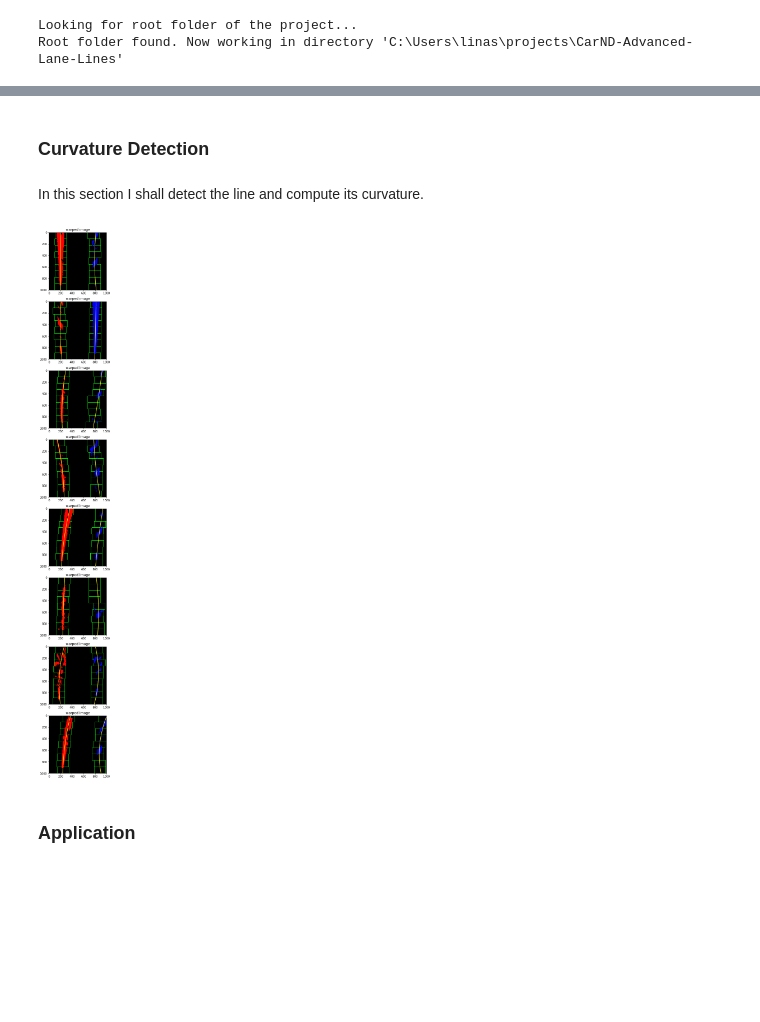
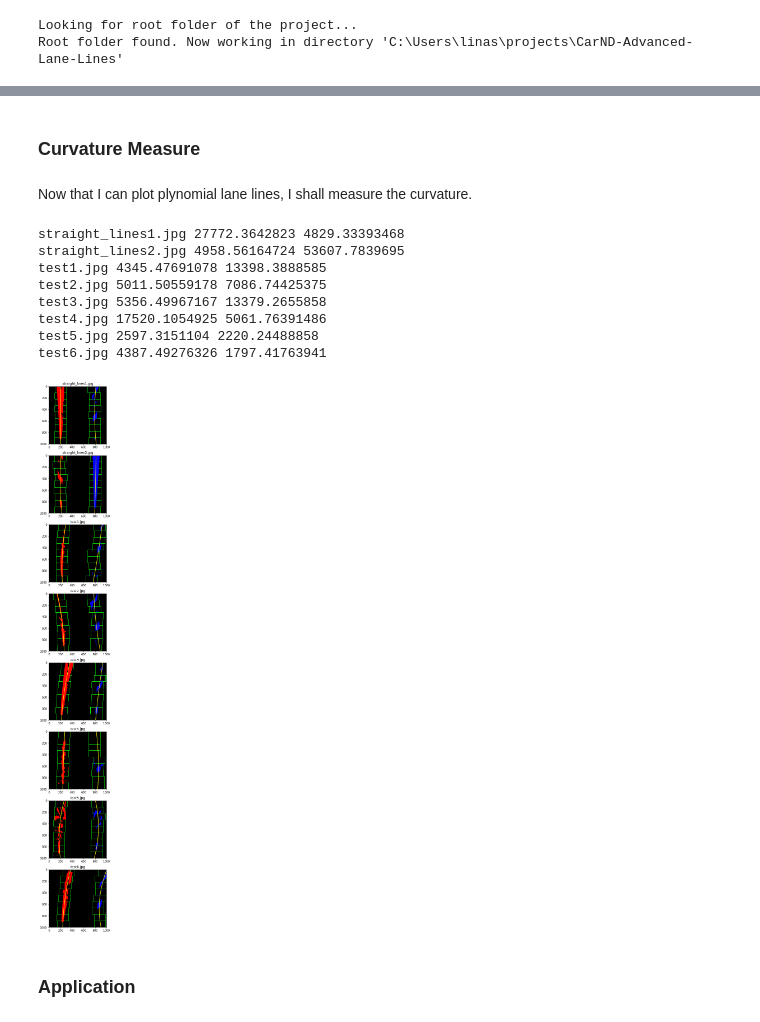
Before and after one commit to LinasKo/CarND-Advanced-Lane-Lines, a Jupyter notebook: notebooks/Line Curvature Detection.ipynb, the cells around one changed output, grey strips where cells are left out. Saved outputs shown, nothing was run; the diff lists cells and outputs as text; code cells hidden in the pictures; blank space fills up the shorter version.

Commit message:
basic real lane curvature calculation

```diff
--- a/notebooks/Line Curvature Detection.ipynb
+++ b/notebooks/Line Curvature Detection.ipynb
@@ -148,7 +267,7 @@ def warp_perspective(img, x_offset=200, y_offset=100, new_image_shape=(1000, 100
 # %% [markdown]
-### Curvature Detection
+### Curvature Measure
-# %% [markdown]
-In this section I shall detect the line and compute its curvature.
+# %% [markdown]
+Now that I can plot plynomial lane lines, I shall measure the curvature.
 # %%
 image_path_pattern = os.path.join(root_folder, "data", "test_images", "*.jpg")
 image_fnames = glob.glob(image_path_pattern)
@@ -168,6 +287,9 @@ for i, img_fname in enumerate(image_fnames):
 
     # Focus on the road lines by warping perspective
     warped = warp_perspective(thresh, x_offset=200, y_offset=100, new_image_shape=(1000, 1000))
+
+    ym_per_pix = 30 / 720 # meters per pixel in y dimension
+    xm_per_pix = 3.7 / 700 # meters per pixel in x dimension
 
     # Find Curvature
     warped_y_midpoint = warped.shape[0] // 2
@@ -234,36 +356,55 @@ for i, img_fname in enumerate(image_fnames):
 
     left_x = nonzero_x[left_lane_inds]
     left_y = nonzero_y[left_lane_inds]
     right_x = nonzero_x[right_lane_inds]
     right_y = nonzero_y[right_lane_inds]
 
     ## Visualization ##
     # Colors in the left and right lane regions
     out_img[left_y, left_x] = [255, 0, 0]
     out_img[right_y, right_x] = [0, 0, 255]
 
     # Polyfit
-    left_fit = np.polyfit(left_y, left_x, 2)
+    left_fit = np.polyfit(left_y,   left_x, 2)
     right_fit = np.polyfit(right_y, right_x, 2)
+    real_left_fit = np.polyfit(left_y * ym_per_pix,   left_x * xm_per_pix, 2)
+    real_right_fit = np.polyfit(right_y * ym_per_pix, right_x * xm_per_pix, 2)
 
     # Generate x and y values for plotting
     plot_y = np.linspace(0, warped.shape[0] - 1, warped.shape[0])
     try:
         left_fit_x = left_fit[0] * plot_y**2 + left_fit[1] * plot_y + left_fit[2]
         right_fit_x = right_fit[0] * plot_y**2 + right_fit[1]*plot_y + right_fit[2]
     except TypeError:
         # Avoids an error if `left` and `right_fit` are still none or incorrect
         print('The function failed to fit a line!')
         left_fitx = 1 * plot_y**2 + 1 * plot_y
         right_fitx = 1 * plot_y**2 + 1 * plot_y
 
-    plotter.add_img(out_img, "warped image")
+    plotter.add_img(out_img, os.path.basename(img_fname))
     plotter.add_extra_to_last_img(left_fit_x,  plot_y, "line")
     plotter.add_extra_to_last_img(right_fit_x, plot_y, "line")
 
+    # Measure curvature
+    y_eval = np.max(plot_y)
+    real_y_eval = np.max(plot_y) * ym_per_pix
+
+    left_curve_rad  = (1 + (2 * left_fit[0]  * y_eval + left_fit[1])**2)**(3 / 2) / np.absolute(2 * left_fit[0])
+    right_curve_rad = (1 + (2 * right_fit[0] * y_eval + right_fit[1])**2)**(3 / 2) / np.absolute(2 * right_fit[0])
+
+    print(os.path.basename(img_fname), left_curve_rad, right_curve_rad)
+
 plotter.plot()
 # %% [output]
+straight_lines1.jpg 27772.3642823 4829.33393468
+straight_lines2.jpg 4958.56164724 53607.7839695
+test1.jpg 4345.47691078 13398.3888585
+test2.jpg 5011.50559178 7086.74425375
+test3.jpg 5356.49967167 13379.2655858
+test4.jpg 17520.1054925 5061.76391486
+test5.jpg 2597.3151104 2220.24488858
+test6.jpg 4387.49276326 1797.41763941
-[figure, old version]
+[figure, new version]
 # %% [markdown]
 ### Application
 # %% [markdown]
```
Also changed, not shown: parts of 4 cells of this notebook.
